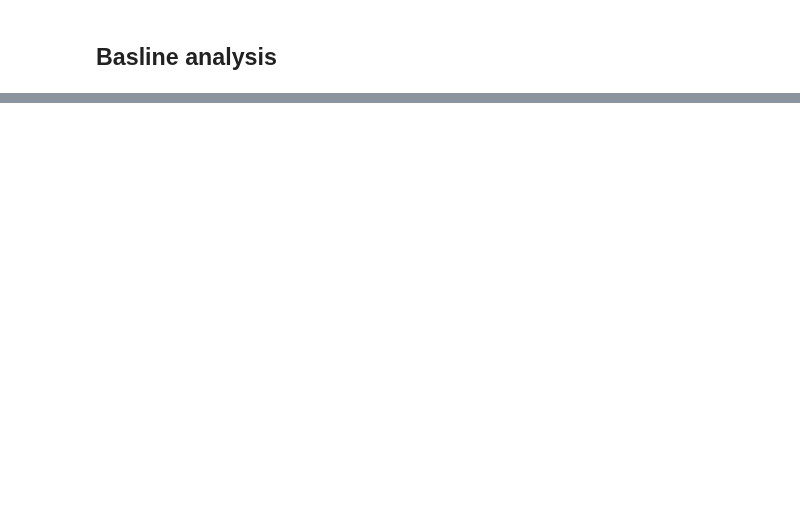
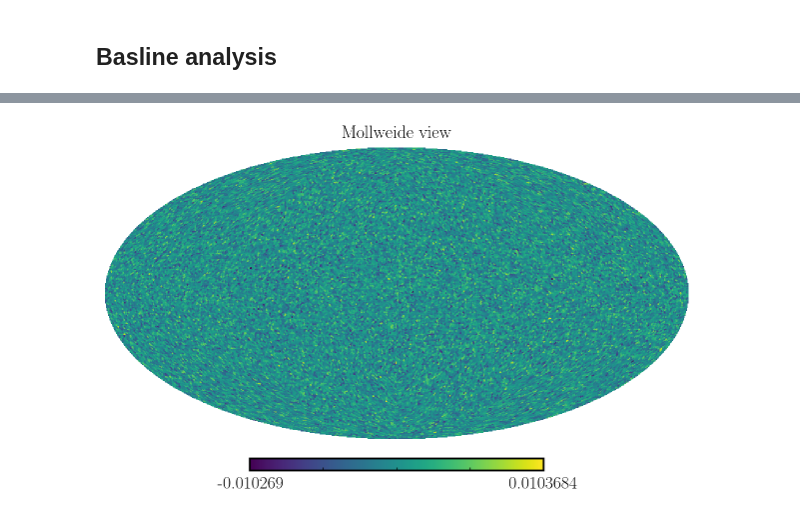
Before and after one commit to smsharma/neural-global-astrometry, a Jupyter notebook: notebooks/xx_equivariance_error.ipynb, the cells around one changed output, grey strips where cells are left out. Drawn from its saved outputs; the diff is of its cells as text; code cells hidden in the pictures; blank space fills up the shorter version.

```diff
--- a/notebooks/xx_equivariance_error.ipynb
+++ b/notebooks/xx_equivariance_error.ipynb
@@ -106 +180,11 @@ class GaussianNoise(nn.Module):
+# %%
+x_test = torch.Tensor(sim.mu_qsrs)
+
+# Add noise
+gn = GaussianNoise(sigma=0.0023)
+x_test = gn(x_test).T
+
+hp.mollview(x_test[0])
+# %% [output]
+[figure, added]
 # %%
```
Also changed, not shown: parts of 12 cells of this notebook, 13 other files.
